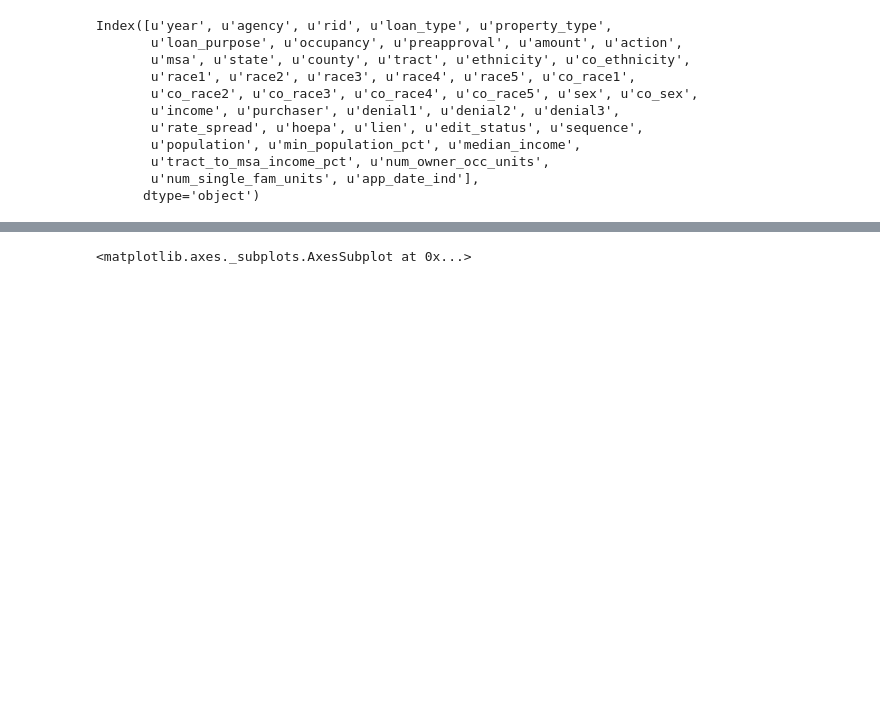
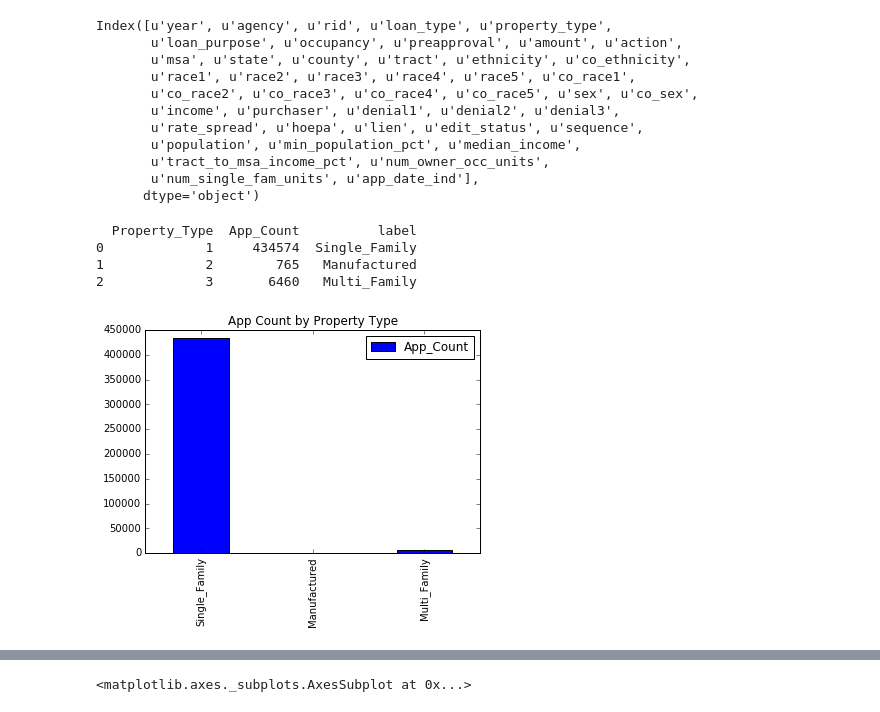
Before and after one commit to Kibrael/LAR_profiles, a Jupyter notebook: Untitled.ipynb, the cells around one changed output, grey strips where cells are left out. Drawn from its saved outputs; the diff is of its cells as text; code cells hidden in the pictures; blank space fills up the shorter version.

Commit message:
adding data exploration

```diff
--- a/Untitled.ipynb
+++ b/Untitled.ipynb
@@ -74,3 +74,18 @@ Index([u'year', u'agency', u'rid', u'loan_type', u'property_type',
        u'tract_to_msa_income_pct', u'num_owner_occ_units',
        u'num_single_fam_units', u'app_date_ind'],
       dtype='object')
+# %%
+#Application mix by product type
+app_mix_df = pd.DataFrame(LAR_df.groupby('property_type').size())
+app_mix_df.reset_index(inplace=True)
+app_mix_df.columns = ['Property_Type', 'App_Count']
+prop_types = ['Single_Family', 'Manufactured', 'Multi_Family']
+app_mix_df['Label']= prop_types
+ax = app_mix_df.plot(kind='bar', title='App Count by Property Type')
+ax.set_xticklabels(app_mix_df.Label)
+# %% [output]
+  Property_Type  App_Count          label
+0             1     434574  Single_Family
+1             2        765   Manufactured
+2             3       6460   Multi_Family
+[figure, added]
```
Also changed, not shown: parts of 10 cells of this notebook.
